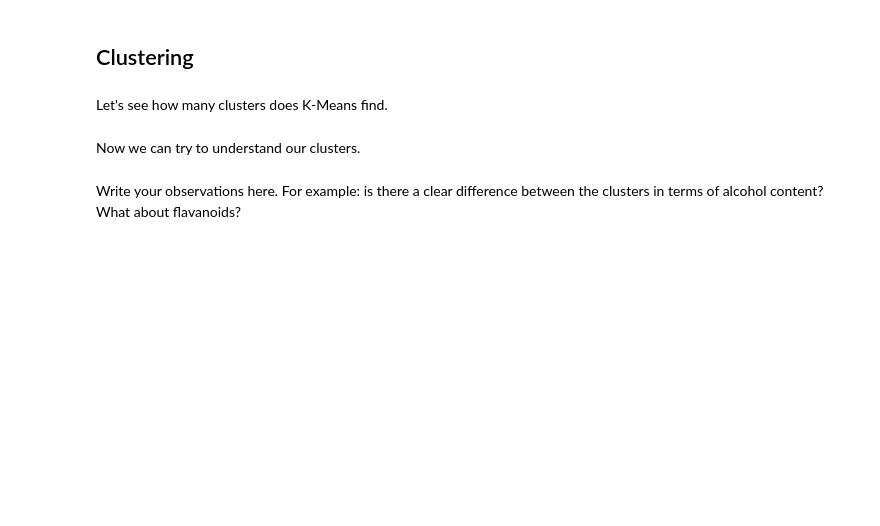
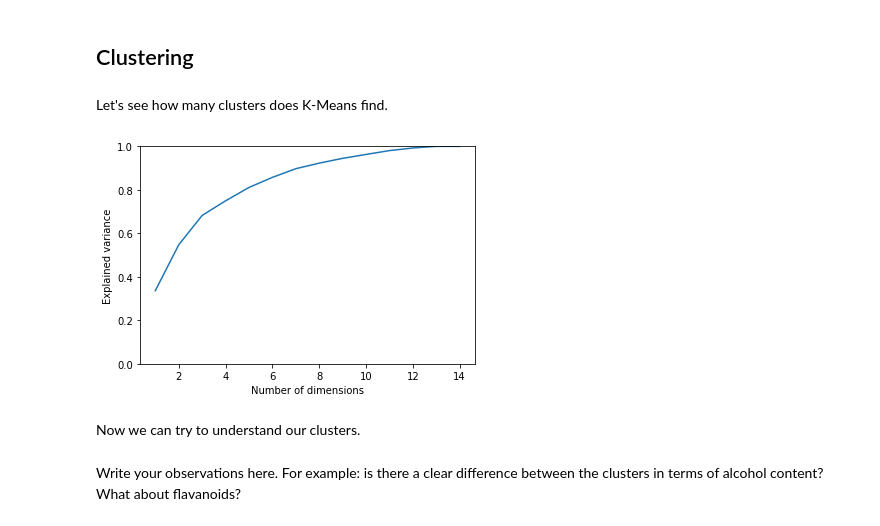
Before and after one commit to ADHIL-VENGAT/CE888-DataScience-and-Decision-making, a Jupyter notebook: lab5/lab_exploration.ipynb, the cells around one changed output. Cells and saved outputs as stored; diff of their text form; code cells hidden in the pictures; blank space fills up the shorter version.

```diff
--- a/lab5/lab_exploration.ipynb
+++ b/lab5/lab_exploration.ipynb
@@ -214,0 +217,21 @@ Let's see how many clusters does K-Means find.
+# %%
+# Use the elbow method to select the number of clusters in your data using 3 PCs.
+
+# YOUR CODE HERE
+scaler = StandardScaler()
+X=df[['ash','alcohol', 'malic_acid', 'ash', 'alcalinity_of_ash', 'magnesium',
+       'total_phenols', 'flavanoids', 'nonflavanoid_phenols',
+       'proanthocyanins', 'color_intensity', 'hue',
+       'od280/od315_of_diluted_wines', 'proline']]
+df_scaled = scaler.fit_transform(X)
+pca_n= PCA()
+students_pca_n = pca_n.fit_transform(df_scaled)
+c = np.cumsum(pca_n.explained_variance_ratio_)
+plt.plot(range(1, len(c)+1), c)
+plt.xlabel("Number of dimensions")
+plt.ylabel("Explained variance")
+plt.ylim(0, 1)
+plt.savefig('students_pca_variance.pdf', dpi=300)
+plt.show()
+# %% [output]
+[figure, added]
```
Also changed, not shown: parts of 5 cells of this notebook.
